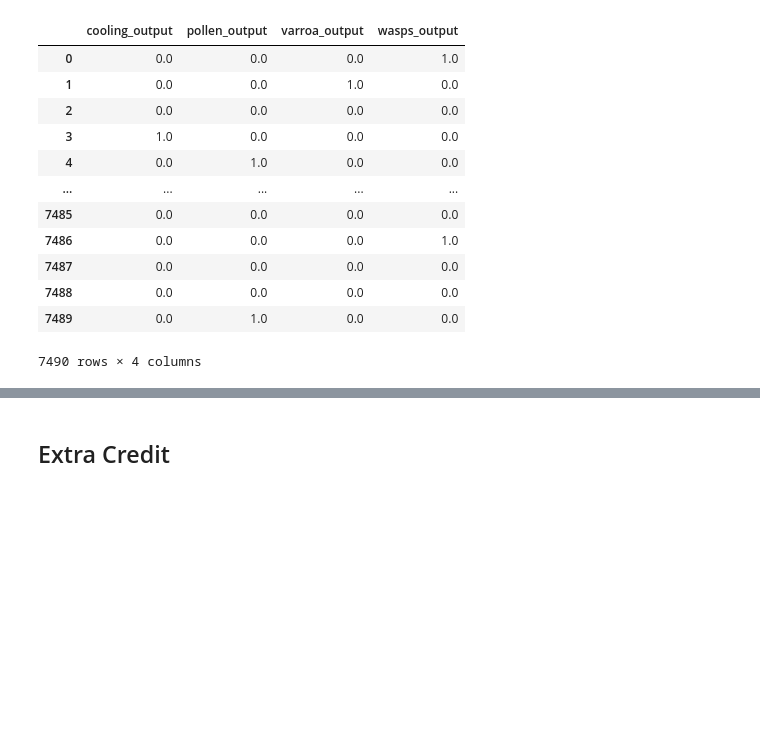
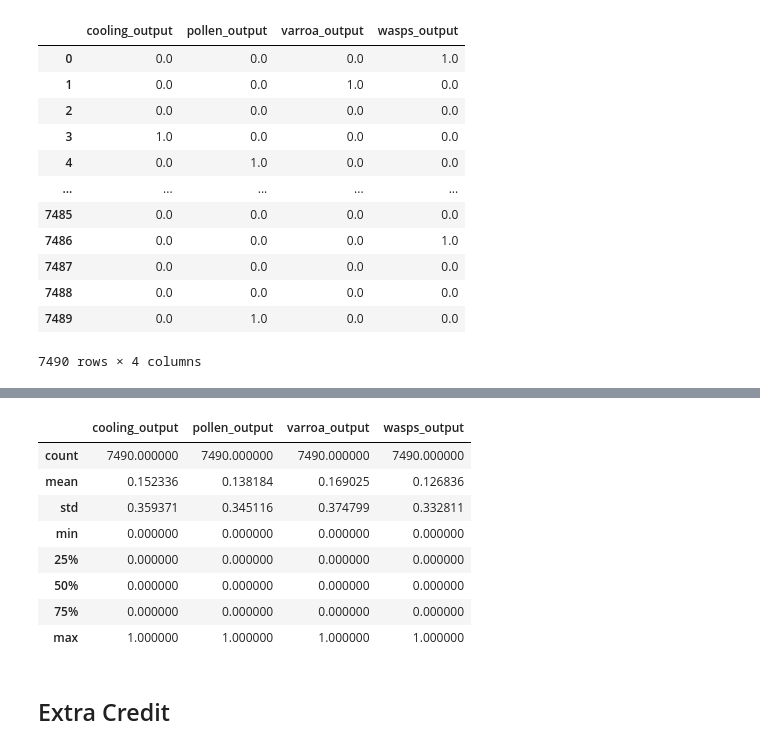
Before and after one commit to Nelson-Webinger/data-3000, a Jupyter notebook: exams/final.ipynb, the cells around one changed output, grey strips where cells are left out. Drawn from its saved outputs; the diff is of its cells as text; code cells hidden in the pictures; blank space fills up the shorter version.

```diff
--- a/exams/final.ipynb
+++ b/exams/final.ipynb
@@ -96,3 +135,15 @@ y_train
+# %%
+y_train.describe()
+# %% [output]
+|  | cooling_output | pollen_output | varroa_output | wasps_output |
+| count | 7490.000000 | 7490.000000 | 7490.000000 | 7490.000000 |
+| mean | 0.152336 | 0.138184 | 0.169025 | 0.126836 |
+| std | 0.359371 | 0.345116 | 0.374799 | 0.332811 |
+| min | 0.000000 | 0.000000 | 0.000000 | 0.000000 |
+| 25% | 0.000000 | 0.000000 | 0.000000 | 0.000000 |
+| 50% | 0.000000 | 0.000000 | 0.000000 | 0.000000 |
+| 75% | 0.000000 | 0.000000 | 0.000000 | 0.000000 |
+| max | 1.000000 | 1.000000 | 1.000000 | 1.000000 |
 # %%
 # # OR
 # # Load the horses dataset
```
Also changed, not shown: parts of 10 cells of this notebook.
